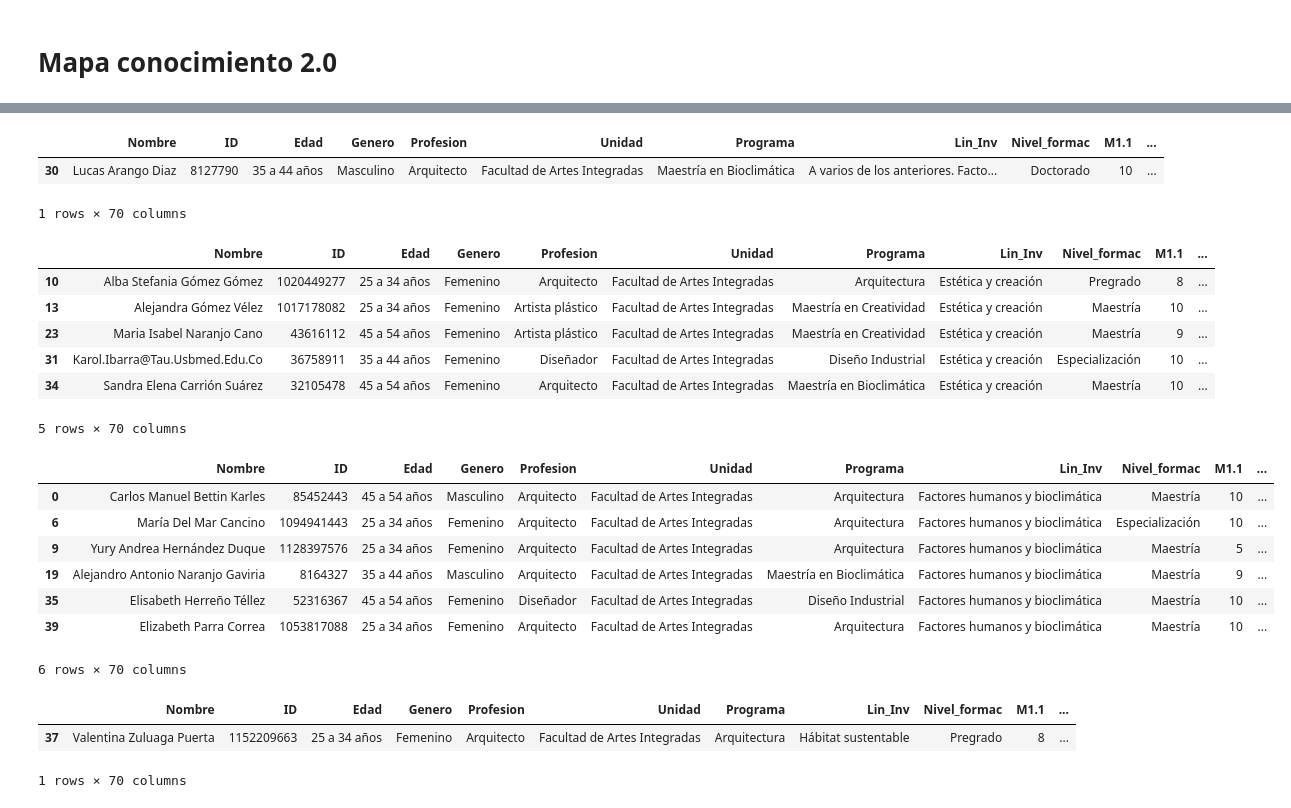
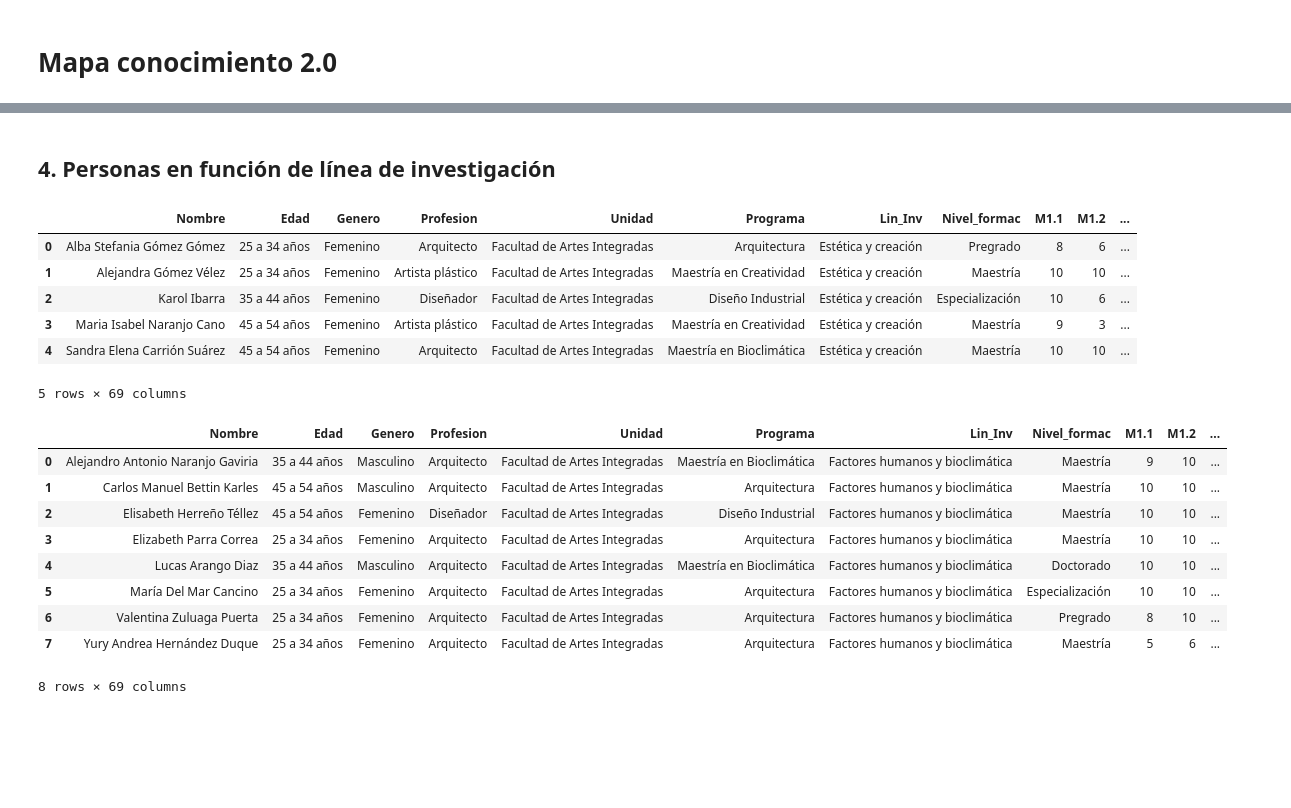
Before and after one commit to alejonaranjo83/mapa_conocimiento_v2, a Jupyter notebook: notebooks/0.1-alejo-data_read_process.ipynb, the cells around one changed output, grey strips where cells are left out. Cells and saved outputs as stored; diff of their text form; code cells hidden in the pictures; blank space fills up the shorter version.

```diff
--- a/notebooks/0.1-alejo-data_read_process.ipynb
+++ b/notebooks/0.1-alejo-data_read_process.ipynb
@@ -95,5 +95,8 @@ completa = completa.rename(columns={
 # Poniendo todos los nombres en mayúscula solo en el primer caracter
 completa["Nombre"] = completa["Nombre"].str.title()
 
+#Eliminando columna con cédula
+completa.drop("ID", axis=1, inplace=True)
+
 completa.head()
 # %% [output]
@@ -142,0 +146,17 @@ memory usage: 14.5+ KB
+# %%
+# Convirtiendo valores de algunos profes
+
+# Definir los nombres a buscar
+nombres_a_buscar = ["Lucas Arango Diaz", "Valentina Zuluaga Puerta"]
+
+# Realizar la modificación de los valores en la columna "Lin_Inv"
+fai.loc[fai["Nombre"].isin(nombres_a_buscar), "Lin_Inv"] = "Factores humanos y bioclimática"
+
+# Realizar la conversión del nombre de Karol
+fai["Nombre"] = fai["Nombre"].str.replace(".", " ", regex=False).str.split("@", expand=True)[0]
+
+fai = fai.sort_values("Nombre")
+
+fai = fai.reset_index(drop=True)
+
+fai
@@ -295,3 +399,5 @@ df_lin_inv
+# %% [markdown]
+## 4. Personas en función de línea de investigación
 # %%
 # Generando DF's independientes por línea de investigación
 lineas = fai.groupby('Lin_Inv')
@@ -301,40 +407,29 @@ df_lineas = []
 for valor, grupo in lineas:
     df_independiente = grupo.copy()
     df_lineas.append(df_independiente)
-# %%
-df_lineas[0]
-# %% [output]
-|  | Nombre | ID | Edad | Genero | Profesion | Unidad | Programa | Lin_Inv | Nivel_formac | M1.1 | ... |
-| 30 | Lucas Arango Diaz | 8127790 | 35 a 44 años | Masculino | Arquitecto | Facultad de Artes Integradas | Maestría en Bioclimática | A varios de los anteriores. Facto... | Doctorado | 10 | ... |
-1 rows × 70 columns
 # %%
-df_estCreac = df_lineas[1]
+df_estCreac = df_lineas[0].reset_index(drop=True)
 df_estCreac
 # %% [output]
-|  | Nombre | ID | Edad | Genero | Profesion | Unidad | Programa | Lin_Inv | Nivel_formac | M1.1 | ... |
-| 10 | Alba Stefania Gómez Gómez | 1020449277 | 25 a 34 años | Femenino | Arquitecto | Facultad de Artes Integradas | Arquitectura | Estética y creación | Pregrado | 8 | ... |
-| 13 | Alejandra Gómez Vélez | 1017178082 | 25 a 34 años | Femenino | Artista plástico | Facultad de Artes Integradas | Maestría en Creatividad | Estética y creación | Maestría | 10 | ... |
-| 23 | Maria Isabel Naranjo Cano | 43616112 | 45 a 54 años | Femenino | Artista plástico | Facultad de Artes Integradas | Maestría en Creatividad | Estética y creación | Maestría | 9 | ... |
-| 31 | Karol.Ibarra@Tau.Usbmed.Edu.Co | 36758911 | 35 a 44 años | Femenino | Diseñador | Facultad de Artes Integradas | Diseño Industrial | Estética y creación | Especialización | 10 | ... |
-| 34 | Sandra Elena Carrión Suárez | 32105478 | 45 a 54 años | Femenino | Arquitecto | Facultad de Artes Integradas | Maestría en Bioclimática | Estética y creación | Maestría | 10 | ... |
+|  | Nombre | Edad | Genero | Profesion | Unidad | Programa | Lin_Inv | Nivel_formac | M1.1 | M1.2 | ... |
+| 0 | Alba Stefania Gómez Gómez | 25 a 34 años | Femenino | Arquitecto | Facultad de Artes Integradas | Arquitectura | Estética y creación | Pregrado | 8 | 6 | ... |
+| 1 | Alejandra Gómez Vélez | 25 a 34 años | Femenino | Artista plástico | Facultad de Artes Integradas | Maestría en Creatividad | Estética y creación | Maestría | 10 | 10 | ... |
+| 2 | Karol Ibarra | 35 a 44 años | Femenino | Diseñador | Facultad de Artes Integradas | Diseño Industrial | Estética y creación | Especialización | 10 | 6 | ... |
+| 3 | Maria Isabel Naranjo Cano | 45 a 54 años | Femenino | Artista plástico | Facultad de Artes Integradas | Maestría en Creatividad | Estética y creación | Maestría | 9 | 3 | ... |
+| 4 | Sandra Elena Carrión Suárez | 45 a 54 años | Femenino | Arquitecto | Facultad de Artes Integradas | Maestría en Bioclimática | Estética y creación | Maestría | 10 | 10 | ... |
-5 rows × 70 columns
+5 rows × 69 columns
 # %%
-df_factHumBiocl = df_lineas[2]
+df_factHumBiocl = df_lineas[1].reset_index(drop=True)
 df_factHumBiocl
 # %% [output]
-|  | Nombre | ID | Edad | Genero | Profesion | Unidad | Programa | Lin_Inv | Nivel_formac | M1.1 | ... |
-| 0 | Carlos Manuel Bettin Karles | 85452443 | 45 a 54 años | Masculino | Arquitecto | Facultad de Artes Integradas | Arquitectura | Factores humanos y bioclimática | Maestría | 10 | ... |
-| 6 | María Del Mar Cancino | 1094941443 | 25 a 34 años | Femenino | Arquitecto | Facultad de Artes Integradas | Arquitectura | Factores humanos y bioclimática | Especialización | 10 | ... |
-| 9 | Yury Andrea Hernández Duque | 1128397576 | 25 a 34 años | Femenino | Arquitecto | Facultad de Artes Integradas | Arquitectura | Factores humanos y bioclimática | Maestría | 5 | ... |
-| 19 | Alejandro Antonio Naranjo Gaviria | 8164327 | 35 a 44 años | Masculino | Arquitecto | Facultad de Artes Integradas | Maestría en Bioclimática | Factores humanos y bioclimática | Maestría | 9 | ... |
-| 35 | Elisabeth Herreño Téllez | 52316367 | 45 a 54 años | Femenino | Diseñador | Facultad de Artes Integradas | Diseño Industrial | Factores humanos y bioclimática | Maestría | 10 | ... |
-| 39 | Elizabeth Parra Correa | 1053817088 | 25 a 34 años | Femenino | Arquitecto | Facultad de Artes Integradas | Arquitectura | Factores humanos y bioclimática | Maestría | 10 | ... |
+|  | Nombre | Edad | Genero | Profesion | Unidad | Programa | Lin_Inv | Nivel_formac | M1.1 | M1.2 | ... |
+| 0 | Alejandro Antonio Naranjo Gaviria | 35 a 44 años | Masculino | Arquitecto | Facultad de Artes Integradas | Maestría en Bioclimática | Factores humanos y bioclimática | Maestría | 9 | 10 | ... |
+| 1 | Carlos Manuel Bettin Karles | 45 a 54 años | Masculino | Arquitecto | Facultad de Artes Integradas | Arquitectura | Factores humanos y bioclimática | Maestría | 10 | 10 | ... |
+| 2 | Elisabeth Herreño Téllez | 45 a 54 años | Femenino | Diseñador | Facultad de Artes Integradas | Diseño Industrial | Factores humanos y bioclimática | Maestría | 10 | 10 | ... |
+| 3 | Elizabeth Parra Correa | 25 a 34 años | Femenino | Arquitecto | Facultad de Artes Integradas | Arquitectura | Factores humanos y bioclimática | Maestría | 10 | 10 | ... |
+| 4 | Lucas Arango Diaz | 35 a 44 años | Masculino | Arquitecto | Facultad de Artes Integradas | Maestría en Bioclimática | Factores humanos y bioclimática | Doctorado | 10 | 10 | ... |
+| 5 | María Del Mar Cancino | 25 a 34 años | Femenino | Arquitecto | Facultad de Artes Integradas | Arquitectura | Factores humanos y bioclimática | Especialización | 10 | 10 | ... |
+| 6 | Valentina Zuluaga Puerta | 25 a 34 años | Femenino | Arquitecto | Facultad de Artes Integradas | Arquitectura | Factores humanos y bioclimática | Pregrado | 8 | 10 | ... |
+| 7 | Yury Andrea Hernández Duque | 25 a 34 años | Femenino | Arquitecto | Facultad de Artes Integradas | Arquitectura | Factores humanos y bioclimática | Maestría | 5 | 6 | ... |
-6 rows × 70 columns
+8 rows × 69 columns
-# %%
-df_habSustent = df_lineas[3]
-df_habSustent
-# %% [output]
-|  | Nombre | ID | Edad | Genero | Profesion | Unidad | Programa | Lin_Inv | Nivel_formac | M1.1 | ... |
-| 37 | Valentina Zuluaga Puerta | 1152209663 | 25 a 34 años | Femenino | Arquitecto | Facultad de Artes Integradas | Arquitectura | Hábitat sustentable | Pregrado | 8 | ... |
-1 rows × 70 columns
 # %%
```
Also changed, not shown: parts of 17 cells of this notebook, 6 other files.
